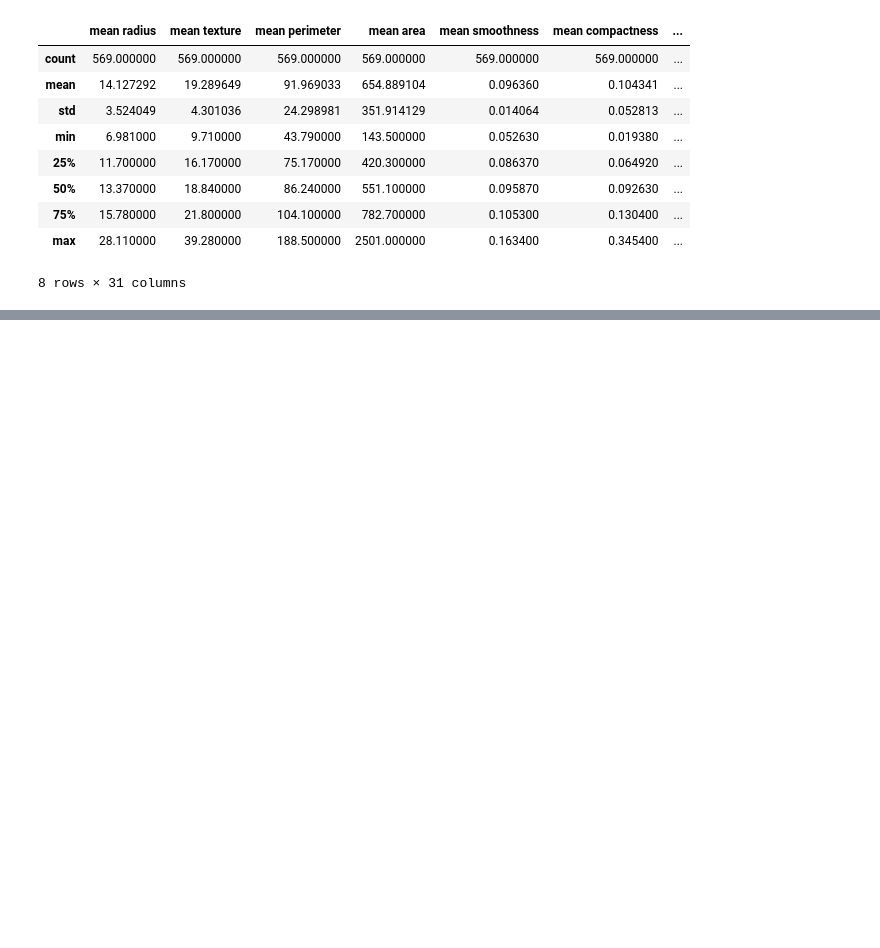
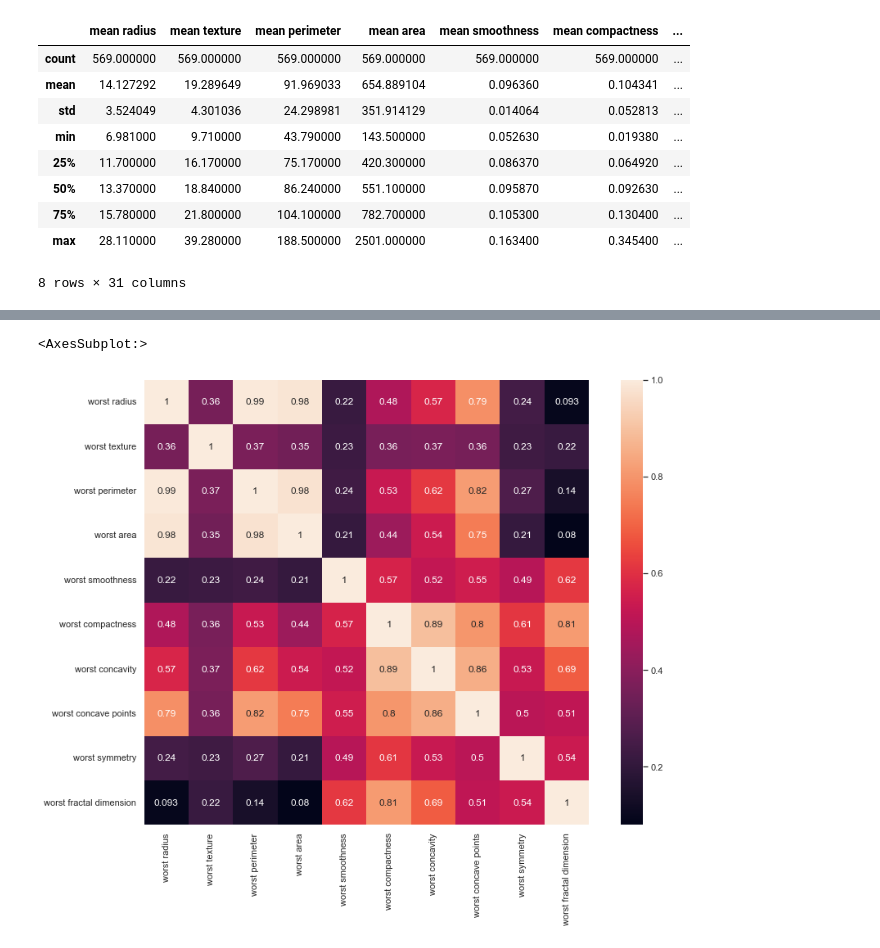
Before and after one commit to dreapadoir/PfDA_Project2, a Jupyter notebook: Project 2.ipynb, the cells around one changed output, grey strips where cells are left out. Cells and saved outputs as stored; diff of their text form; code cells hidden in the pictures; blank space fills up the shorter version.

```diff
--- a/Project 2.ipynb
+++ b/Project 2.ipynb
@@ -86,0 +105,5 @@ df.describe()
+# %%
+sns.heatmap(df.iloc[:,20:30].corr(), vmax=1, square=True, annot=True)
+# %% [output]
+<AxesSubplot:>
+[figure, added]
```
Also changed, not shown: parts of 9 cells of this notebook, 1 other file.
